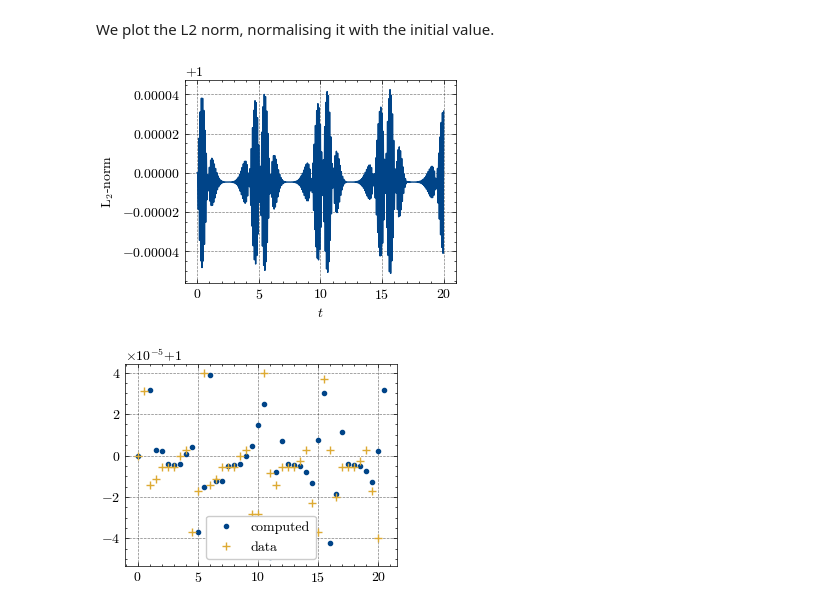
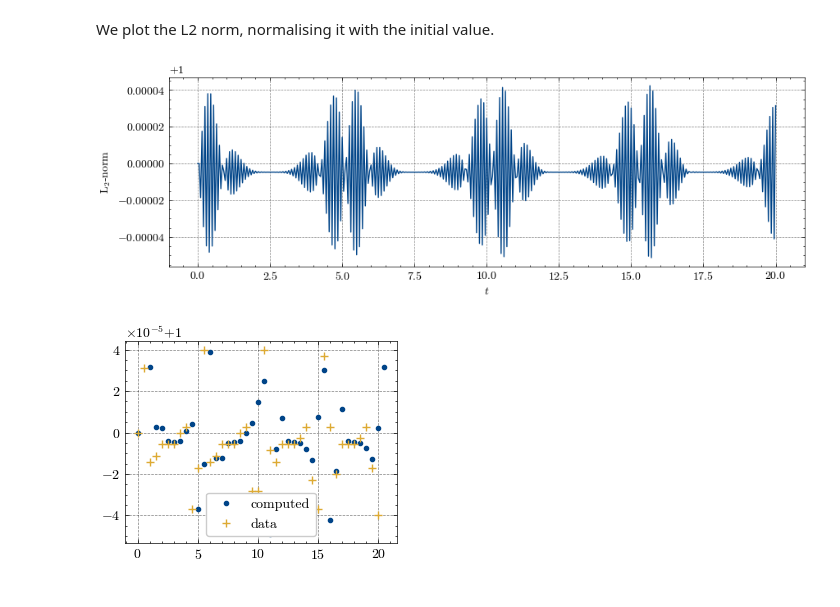
Before and after one commit to lisam10/numerical_relativity_2025, a Jupyter notebook: Advection/Advection_Equation_Leapfrog.ipynb, the cells around one changed output. Drawn from its saved outputs; the diff is of its cells as text; code cells hidden in the pictures.

Commit message:
final figures for report

```diff
--- a/Advection/Advection_Equation_Leapfrog.ipynb
+++ b/Advection/Advection_Equation_Leapfrog.ipynb
@@ -10,7 +10,7 @@ import matplotlib.pyplot as plt
 import scienceplots
 plt.style.use(['science', 'grid', 'high-contrast', 'no-latex'])
 
-folder = './Leap_new/'
+folder = './Leap_new/report/'
 # %%
 #define the speed a
 a=1.0
@@ -92,13 +92,13 @@ t_check = 0.5
 t_i = [0.0]
 
 #save the initial conditions
-plt.plot(x, u_current)
-plt.title('Time='+str(round(t,2)))
-plt.ylim(-0.2,1.1)
-plt.xlabel('$x$')
-plt.ylabel('$u(x)$')
-plt.savefig(folder + 'fig_'+str(i).zfill(5)+'.png', dpi=200)
-plt.close()
+#plt.plot(x, u_current)
+#plt.title('Time='+str(round(t,2)))
+#plt.ylim(-0.2,1.1)
+#plt.xlabel('$x$')
+#plt.ylabel('$u(x)$')
+#plt.savefig(folder + 'fig_'+str(i).zfill(5)+'.png', dpi=200)
+#plt.close()
 
 
 #solve the advection equation
@@ -132,13 +132,13 @@ while t < t_final:
         t_i.append(t_check)
 
     #plot the current result and save in an image every 10 iterations
-    if (i%10==0 or t>=t_final):
-        plt.plot(x, u_current)
-        plt.title('Time='+str(round(t,2)))
-        plt.xlabel('$x$')
-        plt.ylabel('$u(x)$')
-        plt.ylim(-0.2,1.1)
-        plt.savefig(folder + 'fig_'+str(i).zfill(5)+'.png', dpi=200)
-        plt.close()
+    #if (i%10==0 or t>=t_final):
+        #plt.plot(x, u_current)
+        #plt.title('Time='+str(round(t,2)))
+        #plt.xlabel('$x$')
+        #plt.ylabel('$u(x)$')
+        #plt.ylim(-0.2,1.1)
+        #plt.savefig(folder + 'fig_'+str(i).zfill(5)+'.png', dpi=200)
+        #plt.close()
 # %%
 # Plot the final solution
@@ -197,12 +197,13 @@ HTML("""
 We plot the L2 norm, normalising it with the initial value.
 # %%
 plt.plot(time,l2norm/l2norm[0])
+plt.rcParams["figure.figsize"] = (10,3)
 plt.xlabel('$t$')
 plt.ylabel('L$_2$-norm')
 plt.savefig(folder+'/l2norm.png', dpi=200)
 plt.show()
 # %% [output]
-[figure, old version]
+[figure, new version]
 # %%
 #Compare with data stored
 l2_saved=np.genfromtxt('./l2norm_LEAPFROG.dat', comments='#')
```
Also changed, not shown: parts of 2 cells of this notebook, 17 other files.
